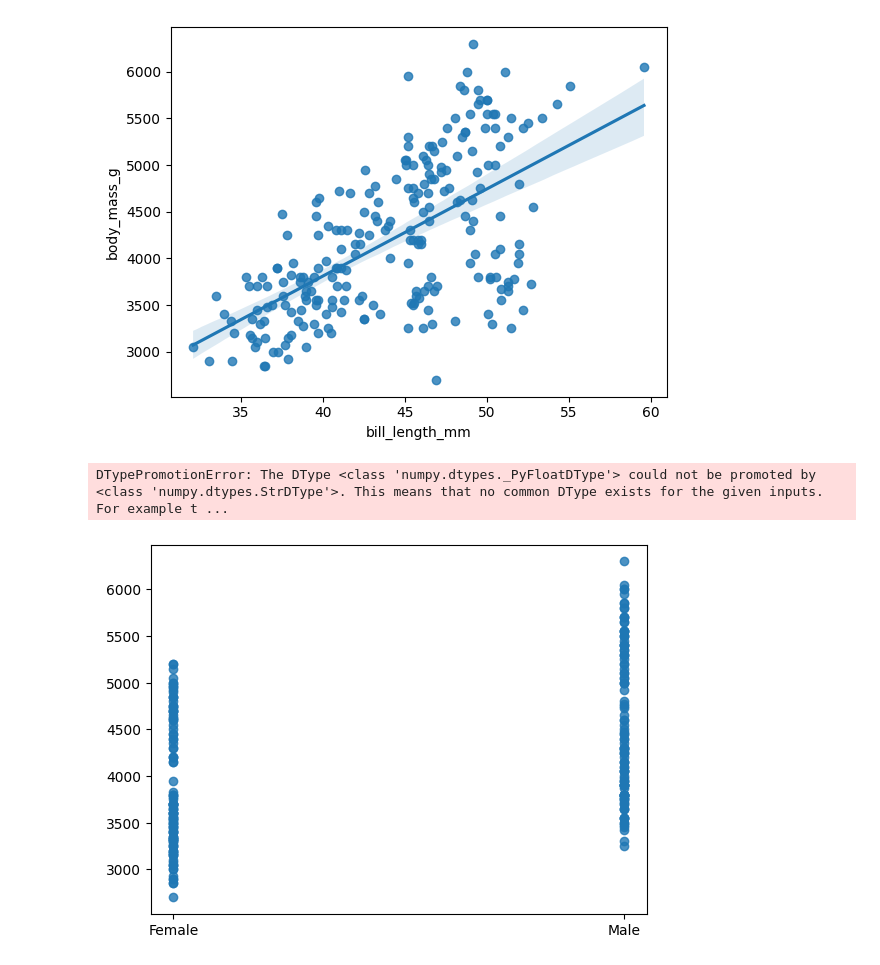
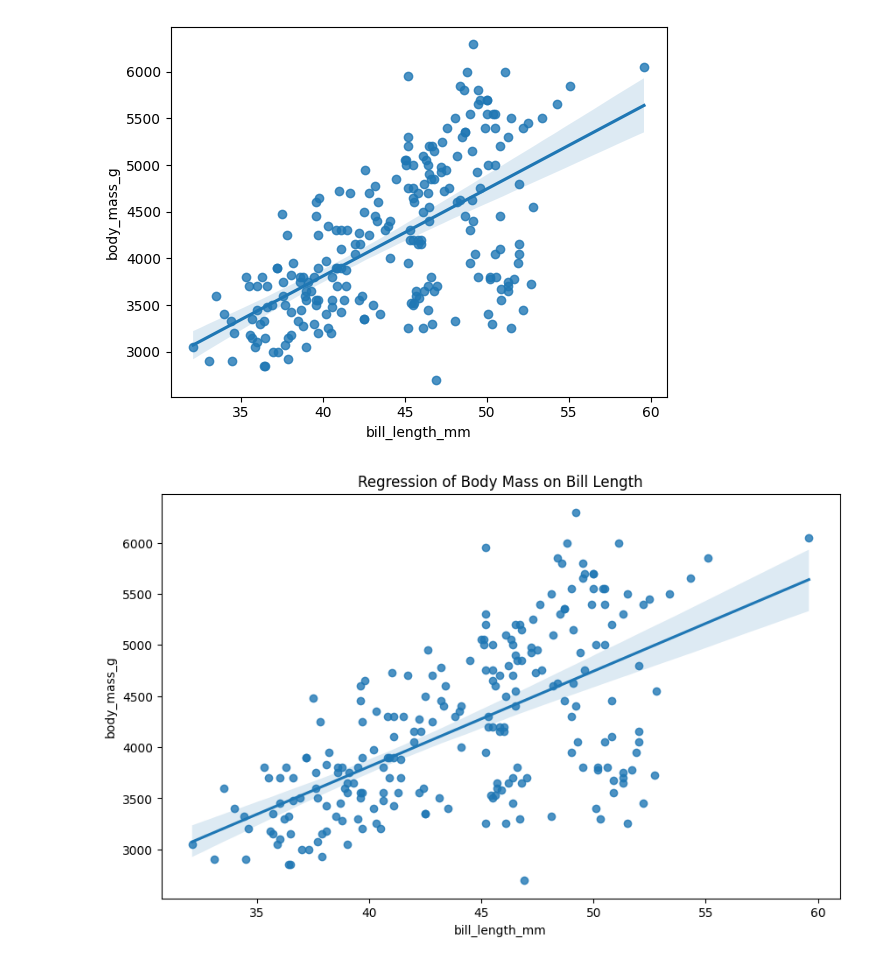
Before and after one commit to salishakya/mindrisers, a Jupyter notebook: Week6-ML/w6-d4.ipynb, the cells around one changed output. Drawn from its saved outputs; the diff is of its cells as text; code cells hidden in the pictures.

Commit message:
plots

```diff
--- a/Week6-ML/w6-d4.ipynb
+++ b/Week6-ML/w6-d4.ipynb
@@ -113,8 +73,11 @@ sns.regplot(x="bill_length_mm", y="body_mass_g", data=ols_data)
 # %% [output]
 <Axes: xlabel='bill_length_mm', ylabel='body_mass_g'>
 [figure]
-# %%
-sns.regplot(x="gender", y="body_mass_g", data=ols_data)
-# %% [output]
-DTypePromotionError: The DType <class 'numpy.dtypes._PyFloatDType'> could not be promoted by <class 'numpy.dtypes.StrDType'>. This means that no common DType exists for the given inputs. For example t ...
-[figure, removed]
+# %%
+# 1. Plotting the regression line for bill_length_mm vs body_mass_g
+plt.figure(figsize=(10, 6))
+sns.regplot(x="bill_length_mm", y="body_mass_g", data=ols_data)
+plt.title("Regression of Body Mass on Bill Length")
+plt.show()
+# %% [output]
+[figure, added]
```
Also changed, not shown: parts of 11 cells of this notebook, 1 other file.
